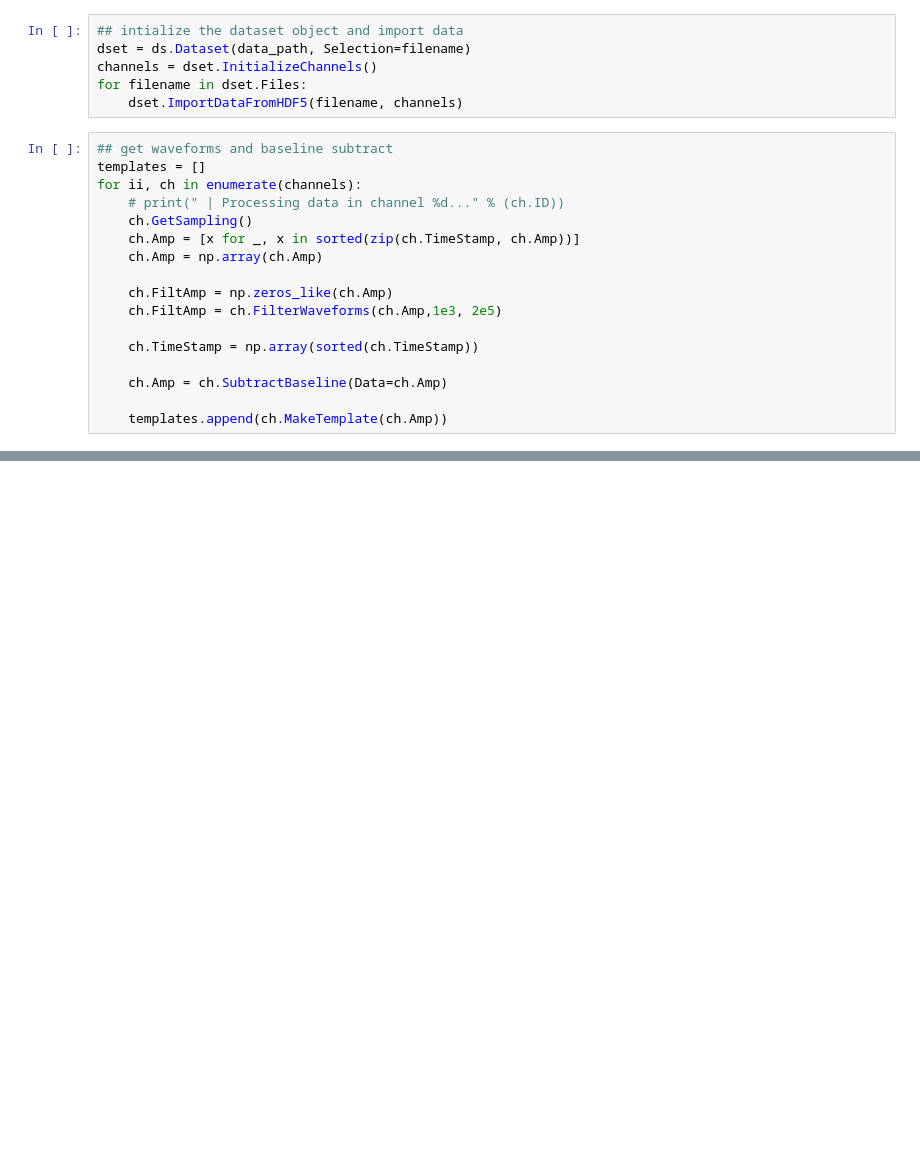
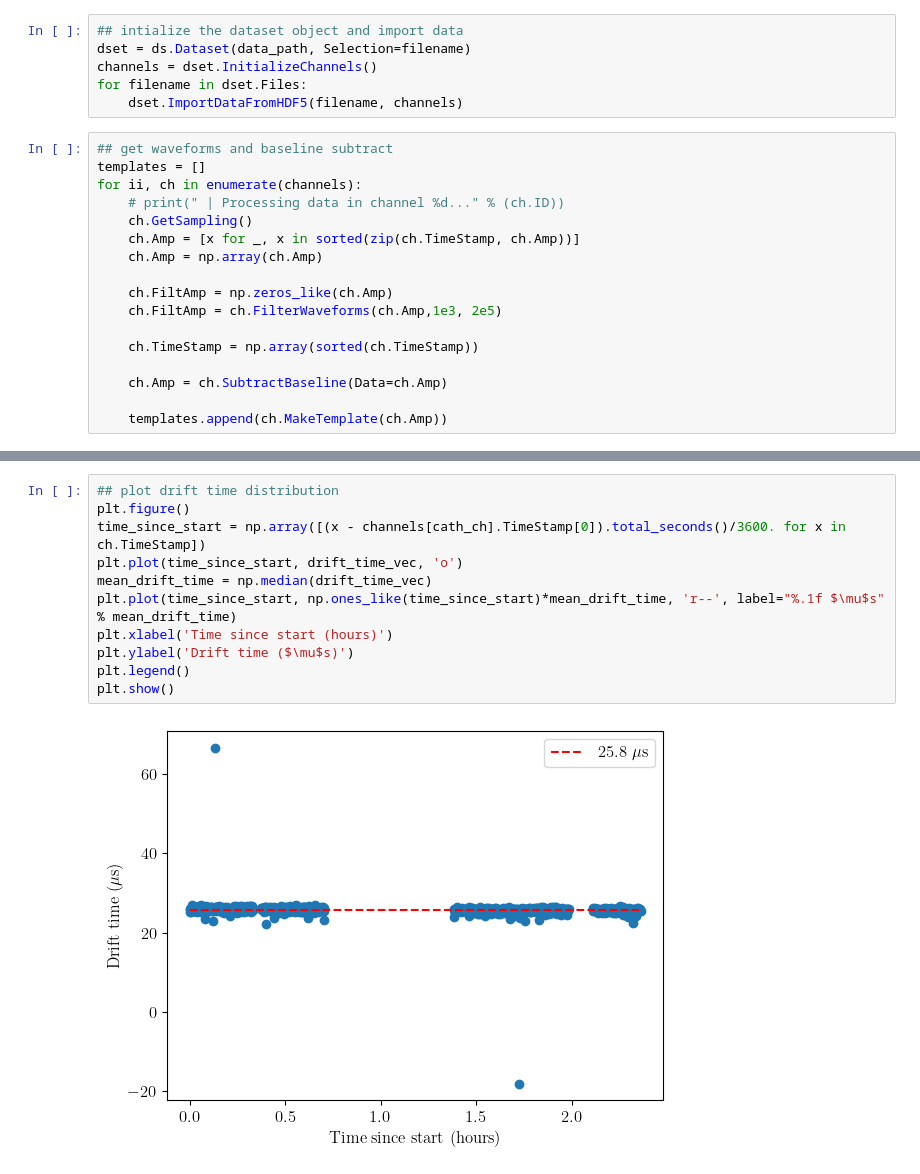
Before and after one commit to Moore-Lab/purity-monitor, a Jupyter notebook: ChargeMeasurements/LifetimeAnalysis/20230804_lifetime_analysis.ipynb, the cells around one changed output, grey strips where cells are left out. Saved outputs shown, nothing was run; the diff lists cells and outputs as text; blank space fills up the shorter version.

```diff
--- a/ChargeMeasurements/LifetimeAnalysis/20230804_lifetime_analysis.ipynb
+++ b/ChargeMeasurements/LifetimeAnalysis/20230804_lifetime_analysis.ipynb
@@ -76,3 +86,16 @@ plt.show()
+# %%
+## plot drift time distribution
+plt.figure()
+time_since_start = np.array([(x - channels[cath_ch].TimeStamp[0]).total_seconds()/3600. for x in ch.TimeStamp])
+plt.plot(time_since_start, drift_time_vec, 'o')
+mean_drift_time = np.median(drift_time_vec)
+plt.plot(time_since_start, np.ones_like(time_since_start)*mean_drift_time, 'r--', label="%.1f $\mu$s" % mean_drift_time)
+plt.xlabel('Time since start (hours)')
+plt.ylabel('Drift time ($\mu$s)')
+plt.legend()
+plt.show()
+# %% [output]
+[figure, added]
 # %%
 ## now reconstruct the pulse amplitudes for each waveform two ways:
 ## 1) fitting to the template
```
Also changed, not shown: parts of 5 cells of this notebook, 1 other file.
